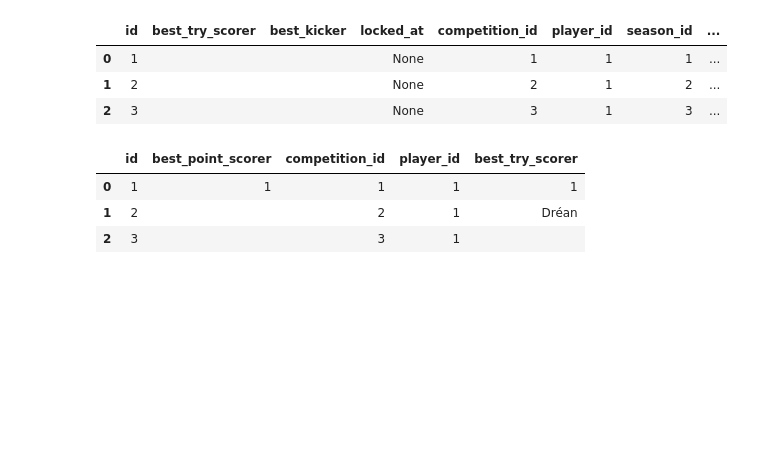
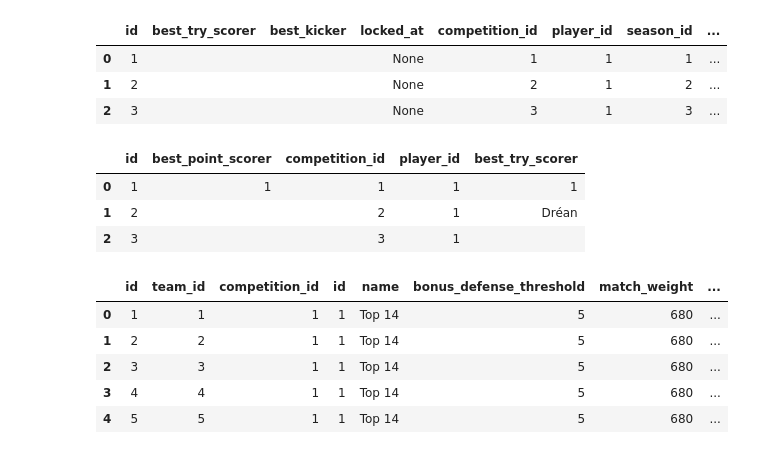
Before and after one commit to Xavcpr/App_prono_rugby, a Jupyter notebook: core/notebooks/dataviz_pronos.ipynb, the cells around one changed output. Drawn from its saved outputs; the diff is of its cells as text; code cells hidden in the pictures; blank space fills up the shorter version.

```diff
--- a/core/notebooks/dataviz_pronos.ipynb
+++ b/core/notebooks/dataviz_pronos.ipynb
@@ -288,3 +307,12 @@ df_core_competitionbonusprediction.head()
 | 0 | 1 | 1 | 1 | 1 | 1 |
 | 1 | 2 |  | 2 | 1 | Dréan |
 | 2 | 3 |  | 3 | 1 |  |
+# %%
+pd.read_sql("SELECT * FROM core_team_competitions AS ctc JOIN core_competition AS cc ON cc.id = ctc.competition_id JOIN core_team AS ct ON ct.id = ctc.team_id;", conn_dl).head()
+# %% [output]
+|  | id | team_id | competition_id | id | name | bonus_defense_threshold | match_weight | ... |
+| 0 | 1 | 1 | 1 | 1 | Top 14 | 5 | 680 | ... |
+| 1 | 2 | 2 | 1 | 1 | Top 14 | 5 | 680 | ... |
+| 2 | 3 | 3 | 1 | 1 | Top 14 | 5 | 680 | ... |
+| 3 | 4 | 4 | 1 | 1 | Top 14 | 5 | 680 | ... |
+| 4 | 5 | 5 | 1 | 1 | Top 14 | 5 | 680 | ... |
```
Also changed, not shown: parts of 5 cells of this notebook, 1 other file.
